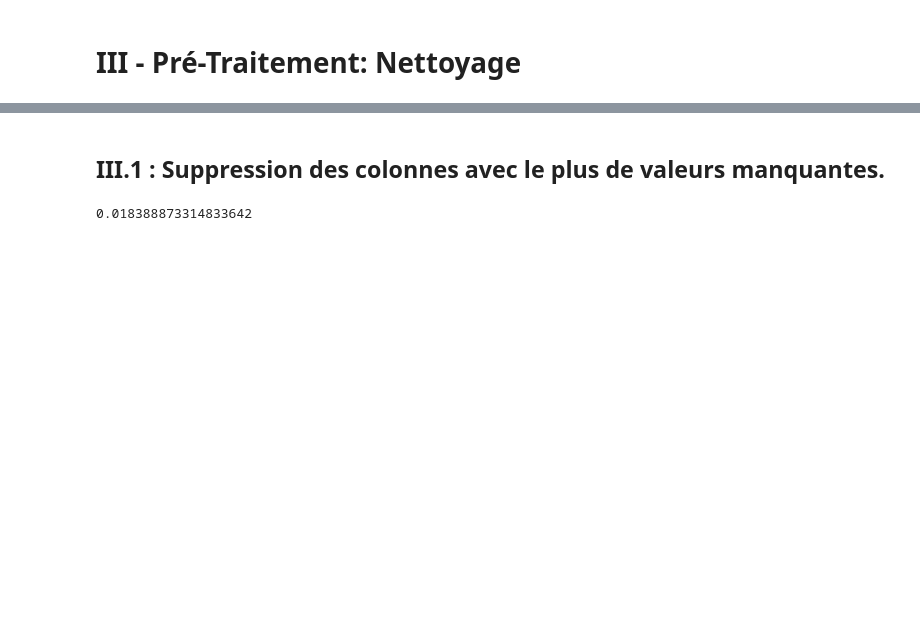
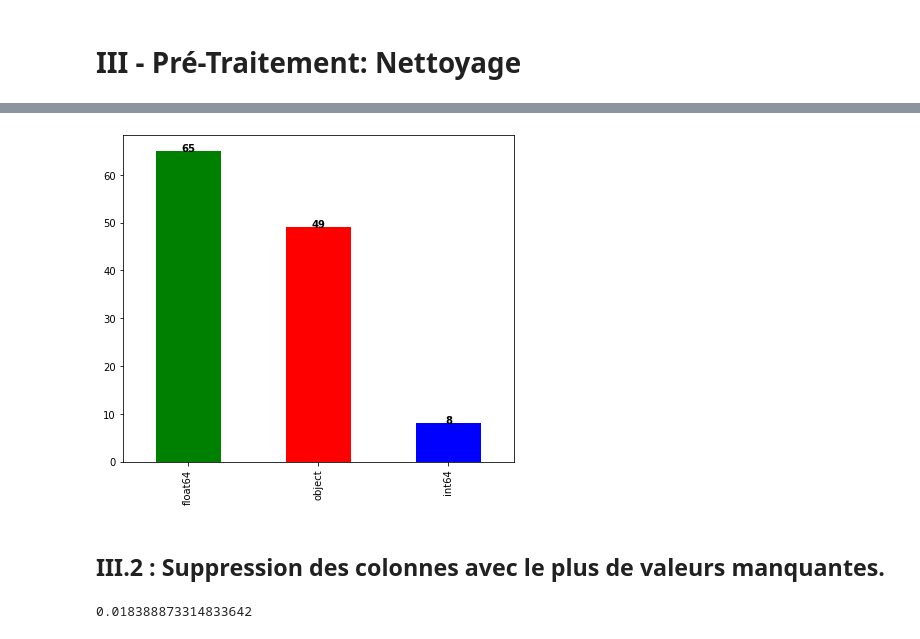
Before and after one commit to kardaoui/Projet-7_v2, a Jupyter notebook: NOTEBOOK/cleaning_0.ipynb, the cells around one changed output, grey strips where cells are left out. Saved outputs shown, nothing was run; the diff lists cells and outputs as text; code cells hidden in the pictures; blank space fills up the shorter version.

```diff
--- a/NOTEBOOK/cleaning_0.ipynb
+++ b/NOTEBOOK/cleaning_0.ipynb
@@ -218,5 +236,19 @@ plt.show()
+# %%
+X_data[list_cat_binaire] = X_data[list_cat_binaire].astype("O")
+# %%
+# Distribution des types de colonnes dans le dataset
+plots = X_data.dtypes.value_counts().plot(kind="bar", figsize=(7, 6), color=["g", "r", "b"])
+for plot in plots.patches:
+    bl = plot.get_xy()
+    x = 0.5*plot.get_width() + bl[0]
+    y = plot.get_height() + bl[1]
+    plots.text(x,y,(plot.get_height()),
+            ha='center', weight = 'bold')
+plt.show()
+# %% [output]
+[figure, added]
 # %% [markdown]
-## III.1 : Suppression des colonnes avec le plus de valeurs manquantes.
+## III.2 : Suppression des colonnes avec le plus de valeurs manquantes.
 # %%
 # Choix d'un pourcentage de 40% de valeurs manquantes
 rate = 0.4
```
Also changed, not shown: parts of 18 cells of this notebook.
